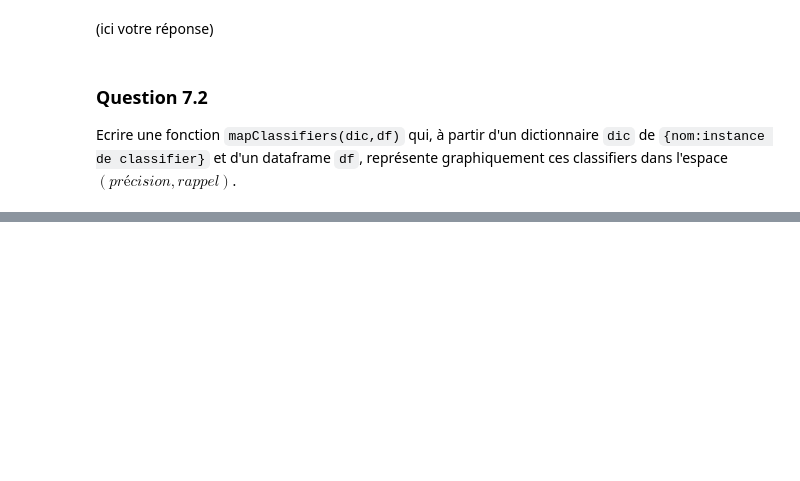
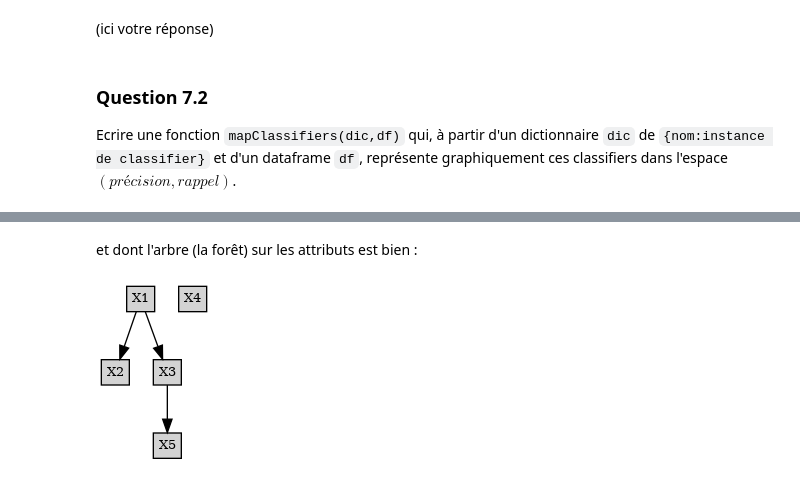
Before and after one commit to hanouticelina/probabilistic-classification, a Jupyter notebook: test_notebook.ipynb, the cells around one changed output, grey strips where cells are left out. Drawn from its saved outputs; the diff is of its cells as text; code cells hidden in the pictures; blank space fills up the shorter version.

```diff
--- a/test_notebook.ipynb
+++ b/test_notebook.ipynb
@@ -552,0 +544,6 @@ projet.mapClassifiers({"1":projet.APrioriClassifier(),
+# %% [markdown]
+et dont l'arbre (la forêt) sur les attributs est bien :
+# %%
+utils.drawGraph("X1->X2;X1->X3;X3->X5;X4")
+# %% [output]
+[figure, added]
```
Also changed, not shown: parts of 37 cells of this notebook, 2 other files.
